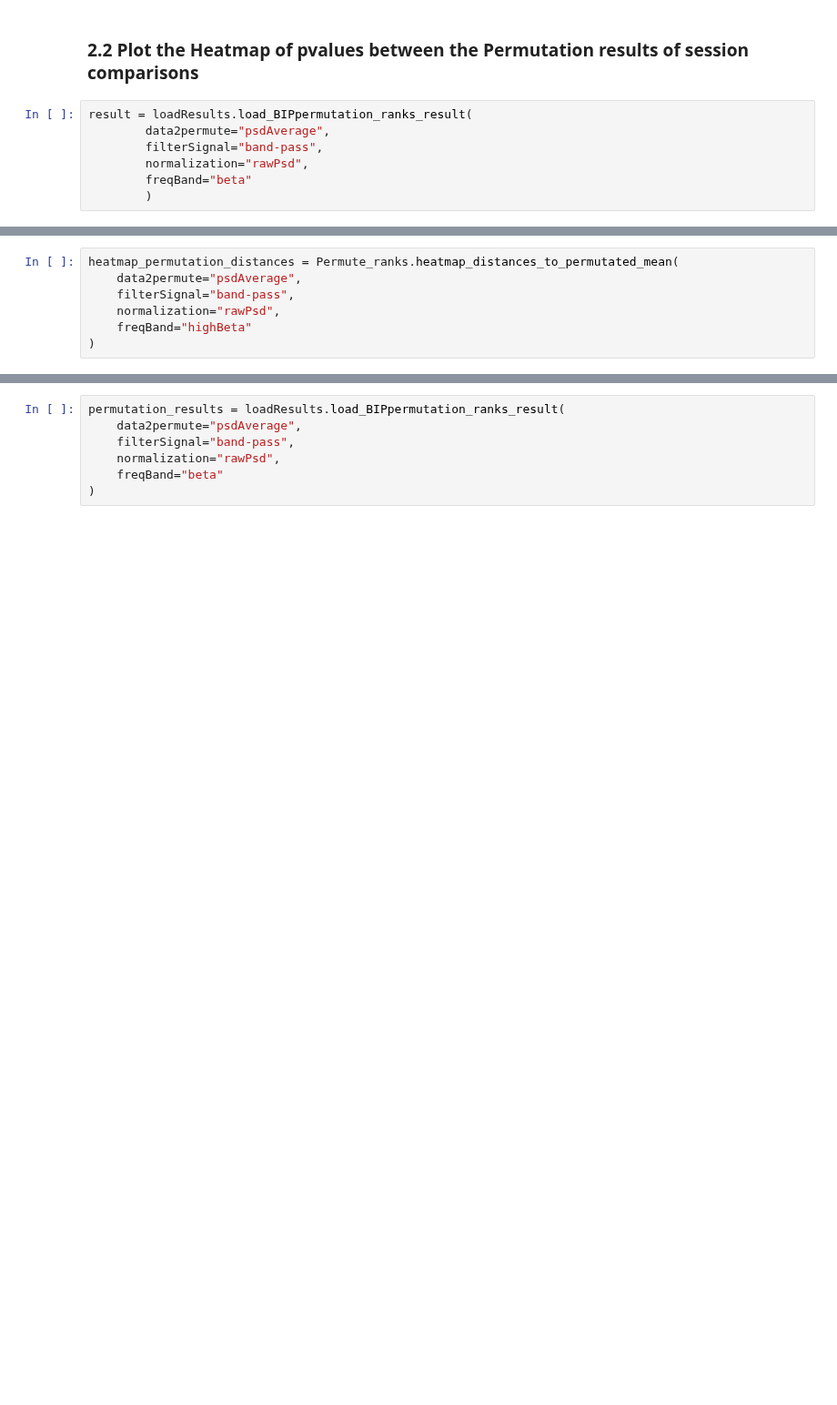
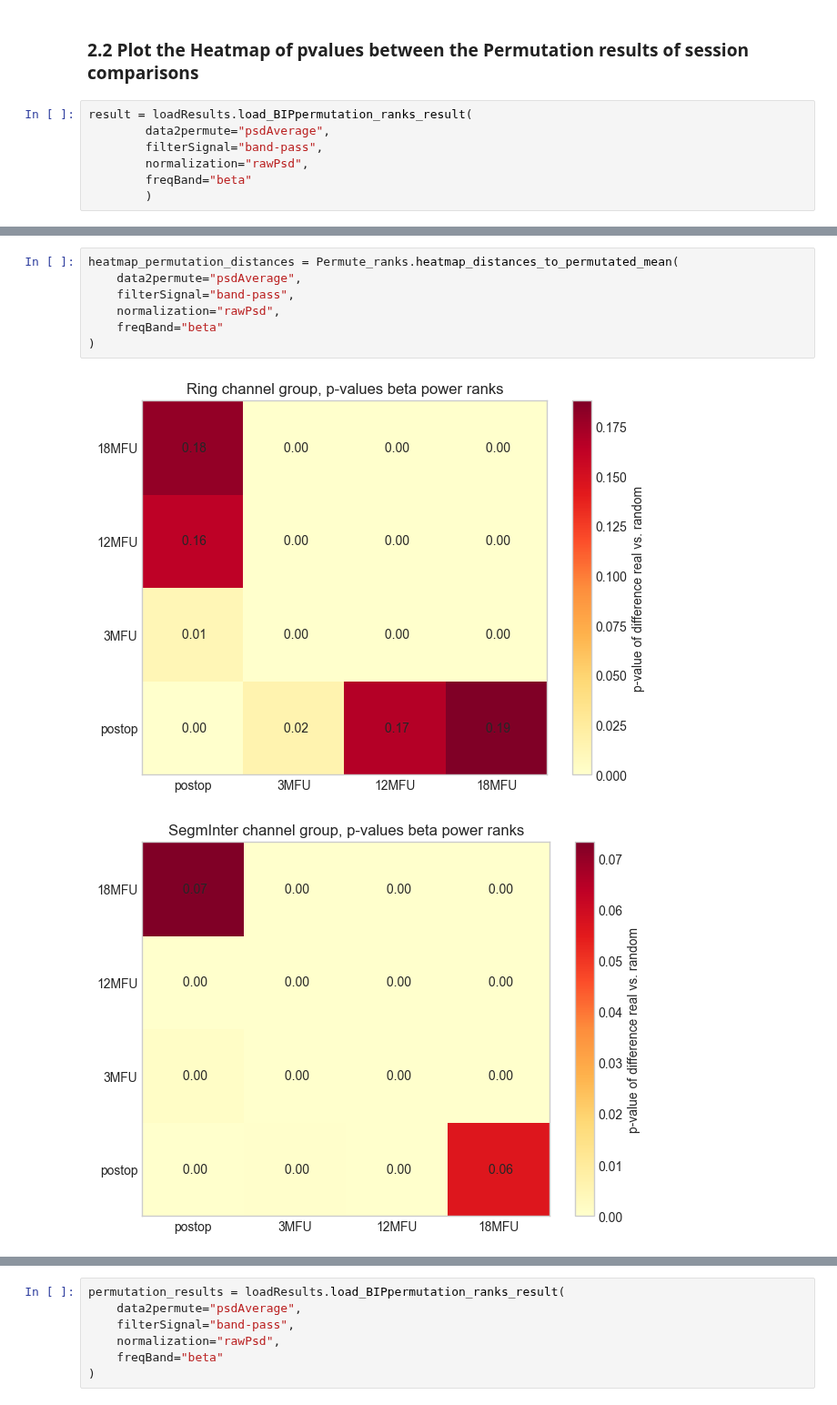
Before and after one commit to JKBehnke/BetaSenSightLongterm, a Jupyter notebook: notebooks/bssu_spatial_distribution.ipynb, the cells around one changed output, grey strips where cells are left out. Shown at 91% size. Drawn from its saved outputs; the diff is of its cells as text; blank space fills up the shorter version.

Commit message:
prettier heatmaps for permutation test, spearman

```diff
--- a/notebooks/bssu_spatial_distribution.ipynb
+++ b/notebooks/bssu_spatial_distribution.ipynb
@@ -458,7 +458,10 @@ result.head()
 # %%
 heatmap_permutation_distances = Permute_ranks.heatmap_distances_to_permutated_mean(
     data2permute="psdAverage",
     filterSignal="band-pass",
     normalization="rawPsd",
-    freqBand="highBeta"
+    freqBand="beta"
 )
+# %% [output]
+[figure, added]
+[figure, added]
```
Also changed, not shown: parts of 3 cells of this notebook, 2 other files.
